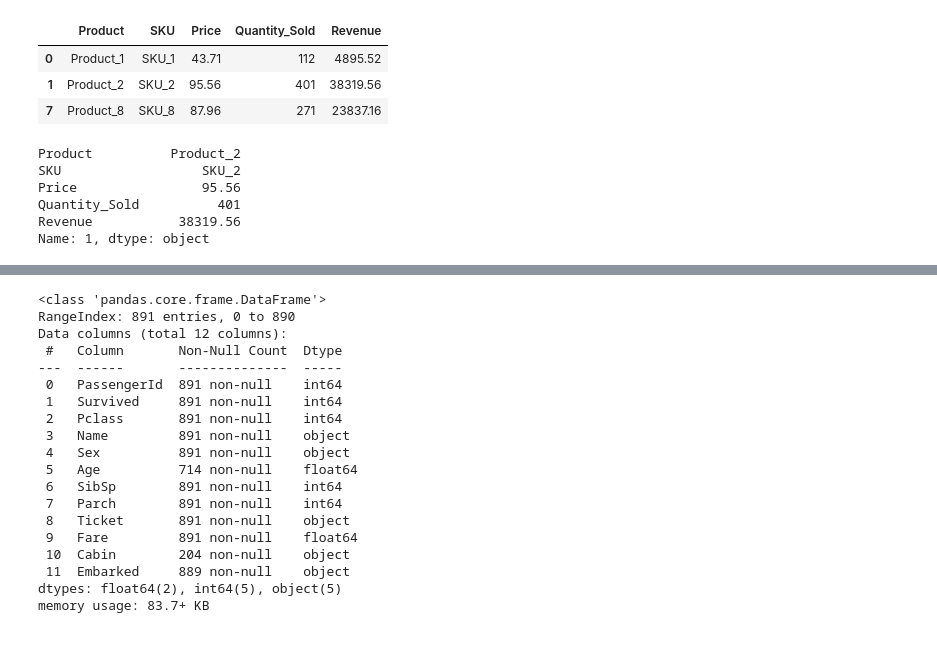
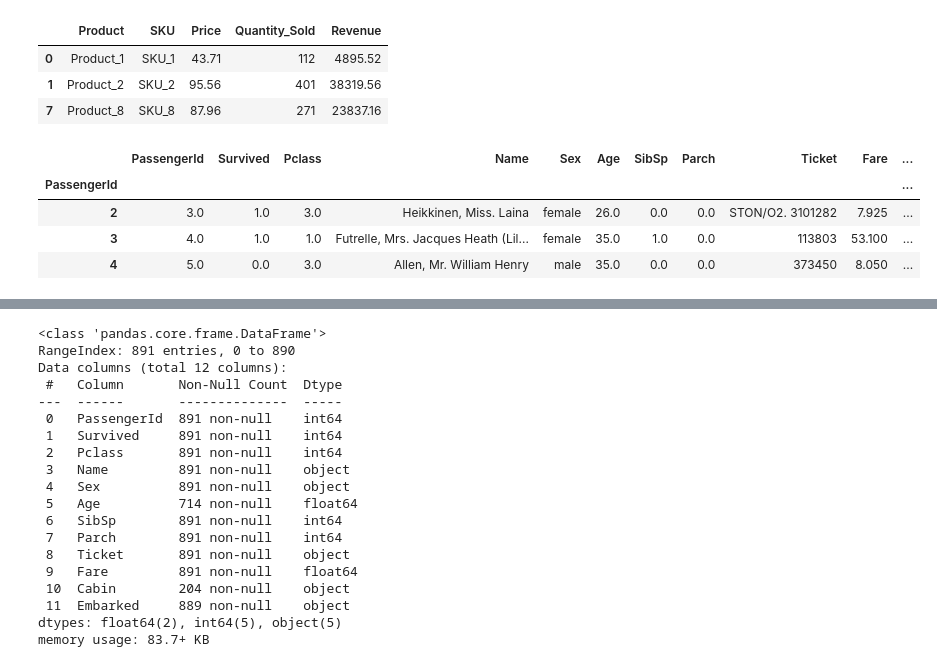
Before and after one commit to vishwan454/python-course, a Jupyter notebook: Pandasnotes.ipynb, the cells around one changed output, grey strips where cells are left out. Cells and saved outputs as stored; diff of their text form; code cells hidden in the pictures.

```diff
--- a/Pandasnotes.ipynb
+++ b/Pandasnotes.ipynb
@@ -303,16 +303,15 @@ df.loc[[0, 1, 7]]
 # %%
 # loc is used to retrieve values based on labels.
 # If labels are named then we use loc: e.g, df.loc["indexname"]
 # while iloc is used to retrieve values based on integer positions of columns.
 df.iloc[1]
-# df.iloc[1:4]
+df.iloc[1:4]
 # %% [output]
-Product          Product_2
-SKU                  SKU_2
-Price                95.56
-Quantity_Sold          401
-Revenue           38319.56
-Name: 1, dtype: object
+|  | PassengerId | Survived | Pclass | Name | Sex | Age | SibSp | Parch | Ticket | Fare | ... |
+| PassengerId |  |  |  |  |  |  |  |  |  |  | ... |
+| 2 | 3.0 | 1.0 | 3.0 | Heikkinen, Miss. Laina | female | 26.0 | 0.0 | 0.0 | STON/O2. 3101282 | 7.925 | ... |
+| 3 | 4.0 | 1.0 | 1.0 | Futrelle, Mrs. Jacques Heath (Lil... | female | 35.0 | 1.0 | 0.0 | 113803 | 53.100 | ... |
+| 4 | 5.0 | 0.0 | 3.0 | Allen, Mr. William Henry | male | 35.0 | 0.0 | 0.0 | 373450 | 8.050 | ... |
 # %%
 # We can return a NumPy representation of the underlying data with DataFrame.to_numpy() without the index or column labels:
 df_array= df.to_numpy()
```
Also changed, not shown: parts of 1 cell of this notebook, 1 other file.
